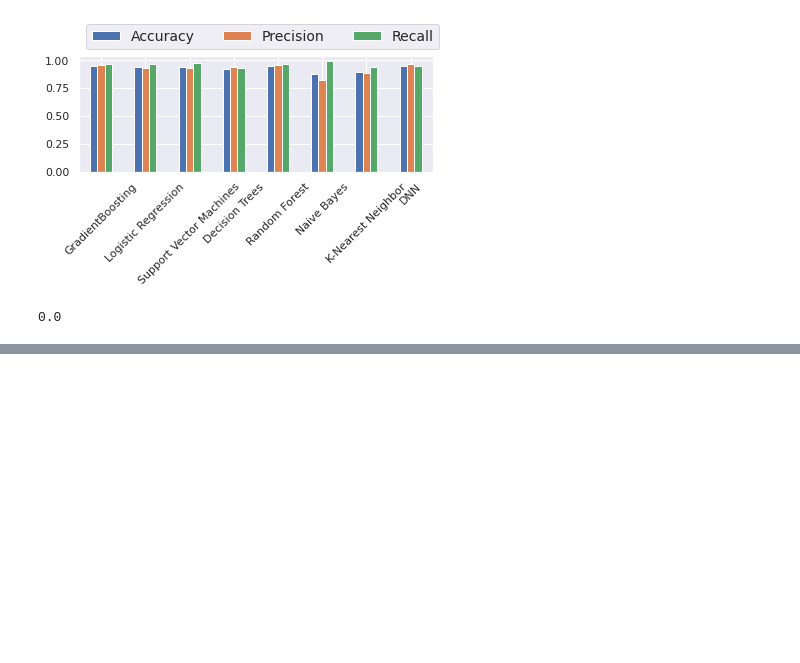
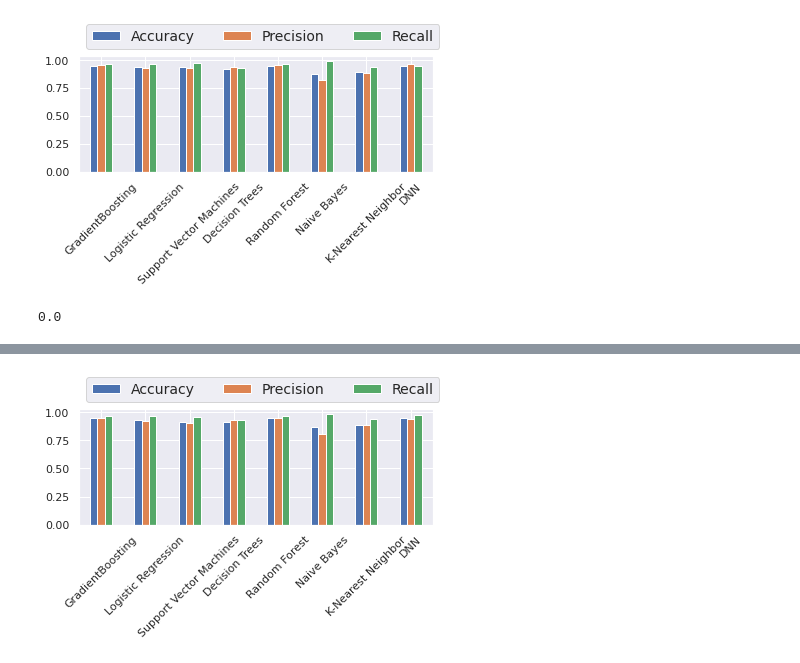
Before and after one commit to chukhman/lncRNAclassifier, a Jupyter notebook: Copyof_keras_binary_classifier_12.ipynb, the cells around one changed output, grey strips where cells are left out. Cells and saved outputs as stored; diff of their text form; code cells hidden in the pictures; blank space fills up the shorter version.

```diff
--- a/Copyof_keras_binary_classifier_12.ipynb
+++ b/Copyof_keras_binary_classifier_12.ipynb
@@ -352,8 +352,9 @@ accuracy, precision, recall = {}, {}, {}
 # define k-fold cross validation test harness
 kfold = StratifiedKFold(n_splits=k, shuffle=True, random_state=seed)
 
+models['DNN'] = model
+
 zero_data = np.zeros(shape=(len(models.keys()),3))
-
 df_cvmodel = pd.DataFrame(zero_data, index=models.keys(), columns=['Accuracy', 'Precision', 'Recall'])
 # %%
 #df_cvmodel=0
@@ -380,16 +381,18 @@ for train, test in kfold.split(X, Y):
     print("Model " + key+ " Fitted")
 
     # Prediction
-    predictions = models[key].predict(X_test)
+    if (key == 'DNN'):
+      predictions = models[key].predict(X_test) > 0.5
+    else:
+      predictions = models[key].predict(X_test)
+
 
     # Calculate Accuracy, Precision and Recall Metrics
-    accuracy[key] = accuracy_score(predictions, y_test)
-    precision[key] = precision_score(predictions, y_test)
-    recall[key] = recall_score(predictions, y_test)
+    df_cvmodel['Accuracy'][key] += accuracy_score(predictions, y_test)/k
+    df_cvmodel['Precision'][key] += precision_score(predictions, y_test)/k
+    df_cvmodel['Recall'][key] += recall_score(predictions, y_test)/k
 
-    df_cvmodel['Accuracy'][key] += accuracy[key]
-    df_cvmodel['Precision'][key] += precision[key]
-    df_cvmodel['Recall'][key] += recall[key]
+    # accuracy[key] precision[key]  recall[key]
 # %% [output]
 264672 119.55879548091853
 GradientBoosting
@@ -470,0 +504,6 @@ df_cvmodel.apply(lambda x: x/k)
+# %%
+axcv  = df_cvmodel.plot.bar(rot=45)
+axcv.legend(ncol= len(models.keys()), bbox_to_anchor=(0, 1), loc='lower left', prop={'size': 14})
+plt.tight_layout()
+# %% [output]
+[figure, added]
```
Also changed, not shown: parts of 4 cells of this notebook.
